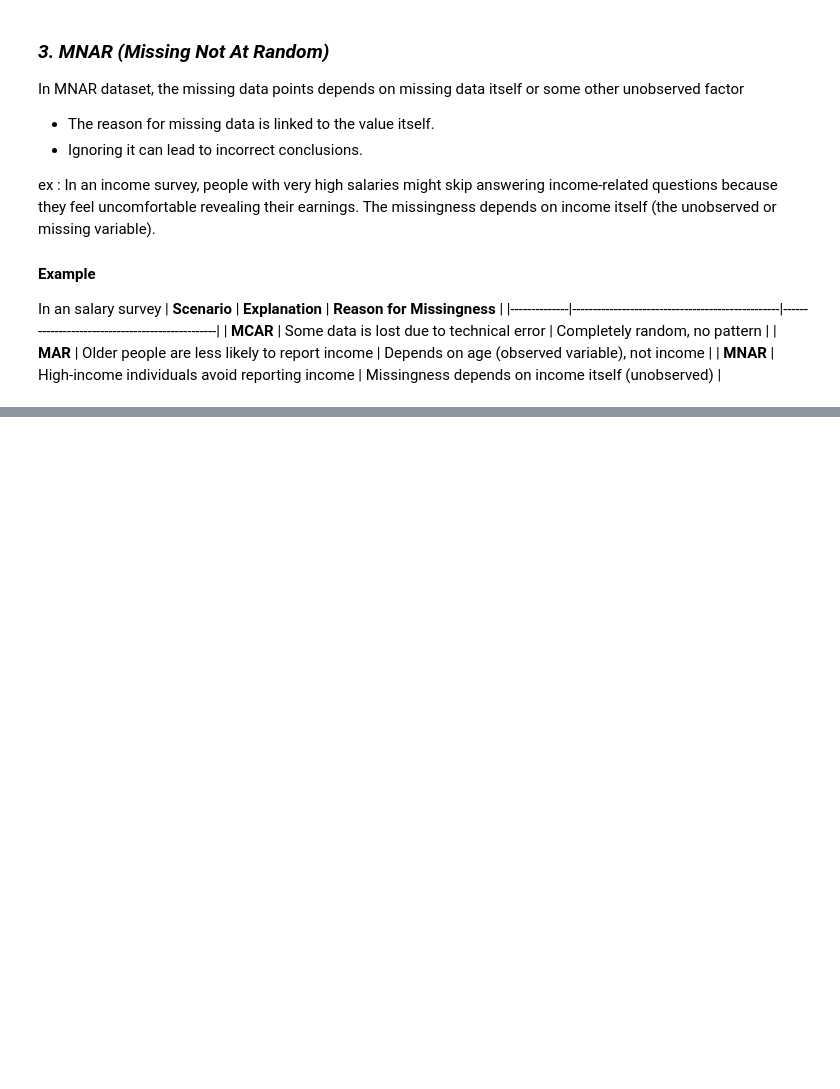
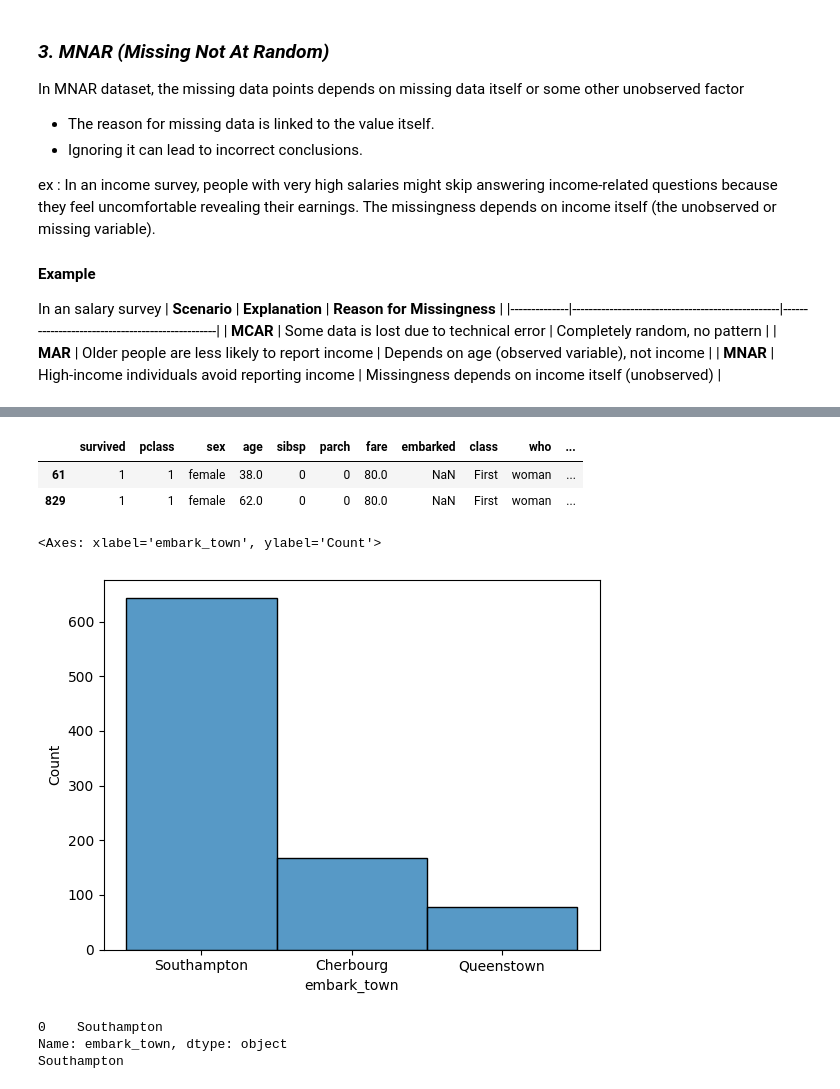
Before and after one commit to ArunNegi112/feature-engineering-eda, a Jupyter notebook: Feature engineering/1_HandlingMissingValues.ipynb, the cells around one changed output, grey strips where cells are left out. Cells and saved outputs as stored; diff of their text form; code cells hidden in the pictures; blank space fills up the shorter version.

```diff
--- a/Feature engineering/1_HandlingMissingValues.ipynb
+++ b/Feature engineering/1_HandlingMissingValues.ipynb
@@ -35,0 +150,4 @@ In an salary survey
+# %%
+# Create a new column which is a copy of 'age' and contain mean if null value
+data['age_mean']=data['age'].fillna(data['age'].mean())
+data[['age','age_mean']]
@@ -35,0 +180,3 @@ In an salary survey
+# %%
+data['age_median'] = data['age'].fillna(data['age'].median())
+data[['age','age_mean','age_median']].loc[888]
@@ -35,0 +221,22 @@ In an salary survey
+# %%
+data[data['embark_town'].isnull()]
+# %% [output]
+|  | survived | pclass | sex | age | sibsp | parch | fare | embarked | class | who | ... |
+| 61 | 1 | 1 | female | 38.0 | 0 | 0 | 80.0 | NaN | First | woman | ... |
+| 829 | 1 | 1 | female | 62.0 | 0 | 0 | 80.0 | NaN | First | woman | ... |
+# %%
+sns.histplot(data['embark_town'])
+
+'''Hence the frequency of Southampton is max'''
+# %% [output]
+<Axes: xlabel='embark_town', ylabel='Count'>
+[figure, added]
+# %%
+print(data['embark_town'].mode())
+# Hence the mode is 'Southampton'
+
+print(data['embark_town'].mode()[0])
+# %% [output]
+0    Southampton
+Name: embark_town, dtype: object
+Southampton
```
Also changed, not shown: parts of 26 cells of this notebook.
